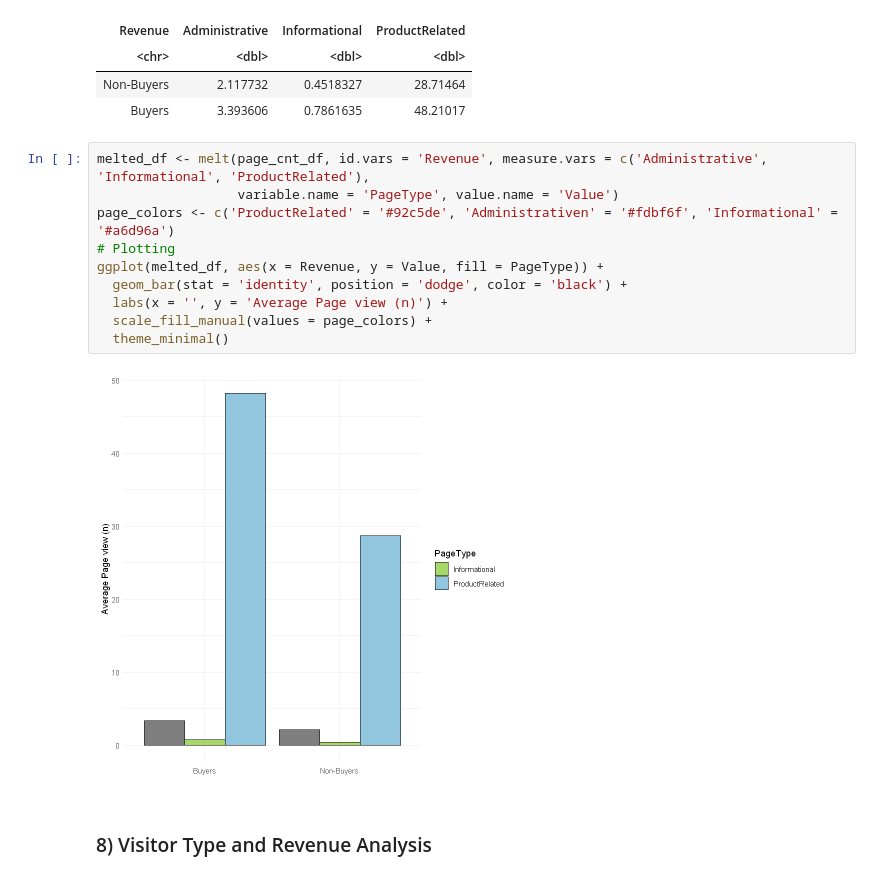
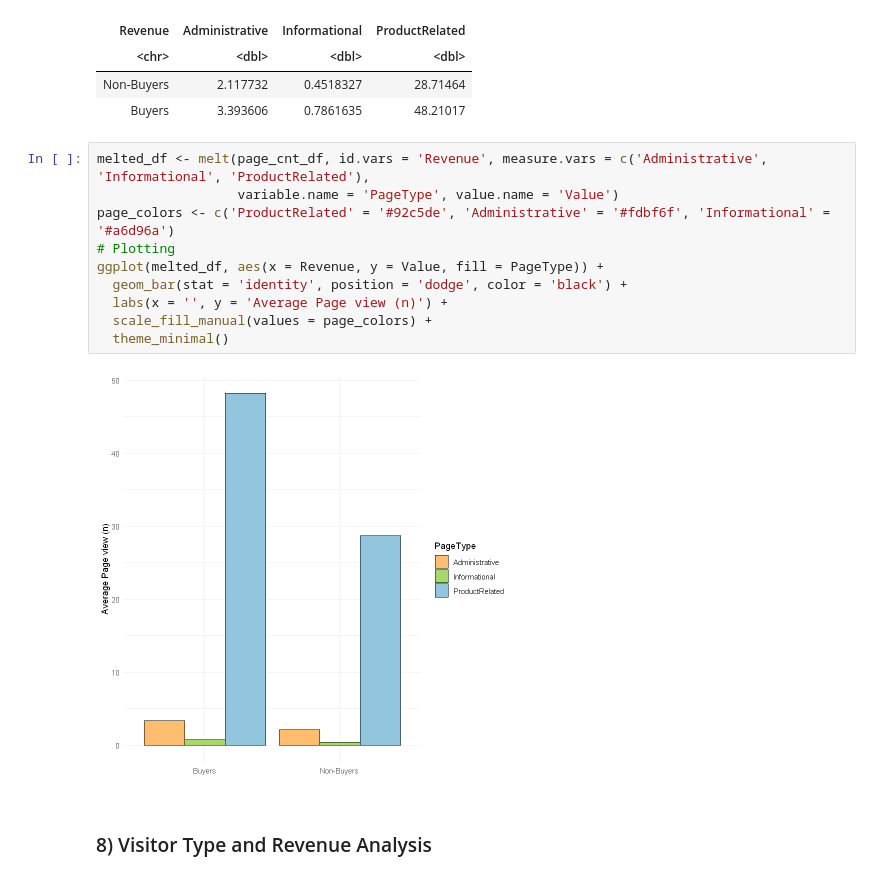
Before and after one commit to kellykhy/BART_student_research, a Jupyter notebook: BART_online_shoppers_intention.ipynb, the cells around one changed output. Drawn from its saved outputs; the diff is of its cells as text.

```diff
--- a/BART_online_shoppers_intention.ipynb
+++ b/BART_online_shoppers_intention.ipynb
@@ -221,15 +212,15 @@ A tibble: 2 × 4
 # %%
 melted_df <- melt(page_cnt_df, id.vars = 'Revenue', measure.vars = c('Administrative', 'Informational', 'ProductRelated'),
                   variable.name = 'PageType', value.name = 'Value')
-page_colors <- c('ProductRelated' = '#92c5de', 'Administrativen' = '#fdbf6f', 'Informational' = '#a6d96a')
+page_colors <- c('ProductRelated' = '#92c5de', 'Administrative' = '#fdbf6f', 'Informational' = '#a6d96a')
 # Plotting
 ggplot(melted_df, aes(x = Revenue, y = Value, fill = PageType)) +
   geom_bar(stat = 'identity', position = 'dodge', color = 'black') +
   labs(x = '', y = 'Average Page view (n)') +
   scale_fill_manual(values = page_colors) +
   theme_minimal()
 # %% [output]
-[figure, old version]
+[figure, new version]
 # %% [markdown]
 ### 8) Visitor Type and Revenue Analysis
 # %%
```
Also changed, not shown: parts of 43 cells of this notebook.
